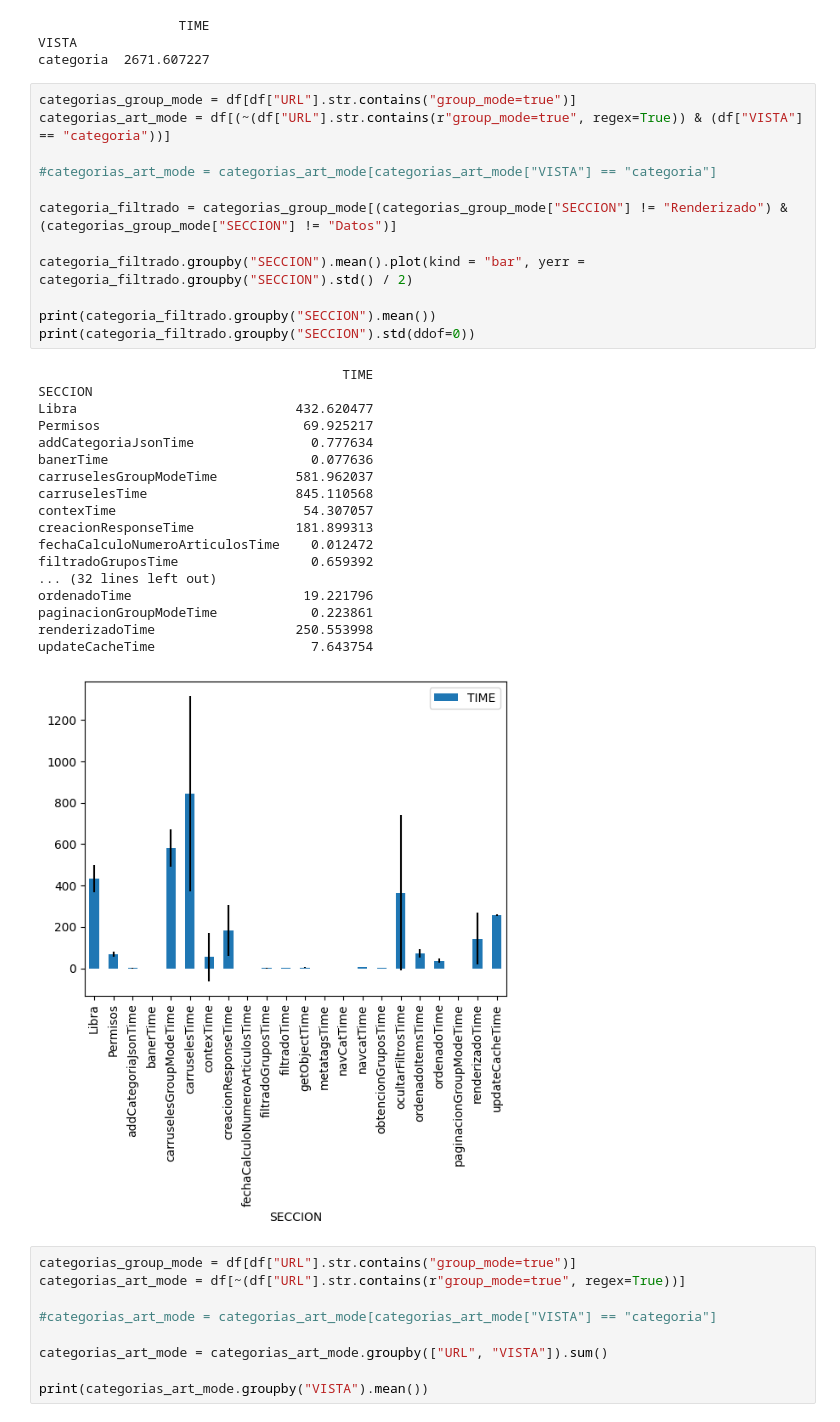
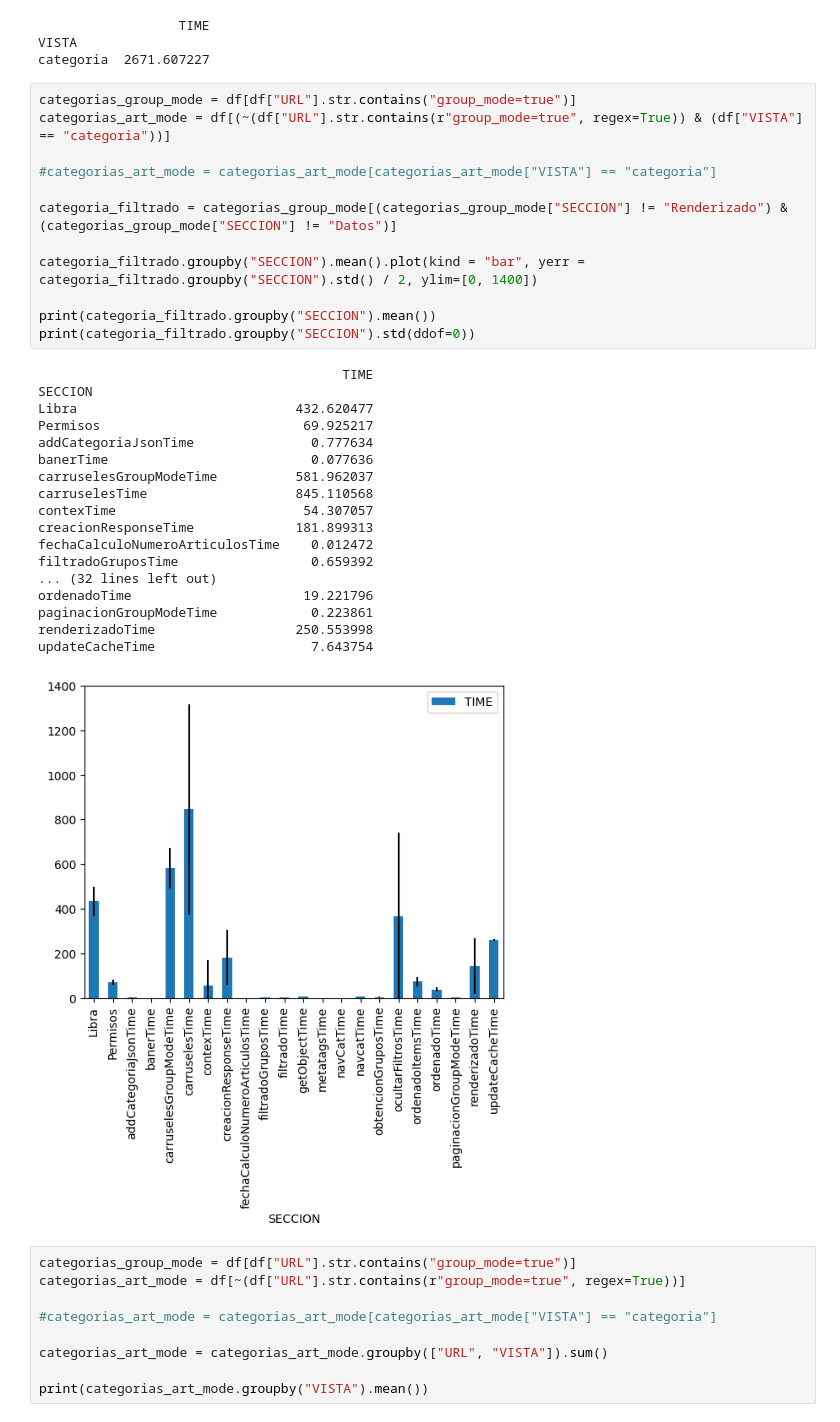
Before and after one commit to JavierBrenlla/pandas, a Jupyter notebook: rendimientosegundaversion.ipynb, the cells around one changed output. Drawn from its saved outputs; the diff is of its cells as text.

```diff
--- a/rendimientosegundaversion.ipynb
+++ b/rendimientosegundaversion.ipynb
@@ -276,34 +386,34 @@ categoria  2671.607227
 # %%
 categorias_group_mode = df[df["URL"].str.contains("group_mode=true")]
 categorias_art_mode = df[(~(df["URL"].str.contains(r"group_mode=true", regex=True)) & (df["VISTA"] == "categoria"))]
 
 #categorias_art_mode = categorias_art_mode[categorias_art_mode["VISTA"] == "categoria"]
 
 categoria_filtrado = categorias_group_mode[(categorias_group_mode["SECCION"] != "Renderizado") & (categorias_group_mode["SECCION"] != "Datos")]
 
-categoria_filtrado.groupby("SECCION").mean().plot(kind = "bar", yerr = categoria_filtrado.groupby("SECCION").std() / 2)
+categoria_filtrado.groupby("SECCION").mean().plot(kind = "bar", yerr = categoria_filtrado.groupby("SECCION").std() / 2, ylim=[0, 1400])
 
 print(categoria_filtrado.groupby("SECCION").mean())
 print(categoria_filtrado.groupby("SECCION").std(ddof=0))
 # %% [output]
                                        TIME
 SECCION
 Libra                            432.620477
 Permisos                          69.925217
 addCategoriaJsonTime               0.777634
 banerTime                          0.077636
 carruselesGroupModeTime          581.962037
 carruselesTime                   845.110568
 contexTime                        54.307057
 creacionResponseTime             181.899313
 fechaCalculoNumeroArticulosTime    0.012472
 filtradoGruposTime                 0.659392
 ... (32 lines left out)
 ordenadoTime                      19.221796
 paginacionGroupModeTime            0.223861
 renderizadoTime                  250.553998
 updateCacheTime                    7.643754
-[figure, old version]
+[figure, new version]
 # %%
 categorias_group_mode = df[df["URL"].str.contains("group_mode=true")]
 categorias_art_mode = df[~(df["URL"].str.contains(r"group_mode=true", regex=True))]
```
Also changed, not shown: parts of 8 cells of this notebook.
